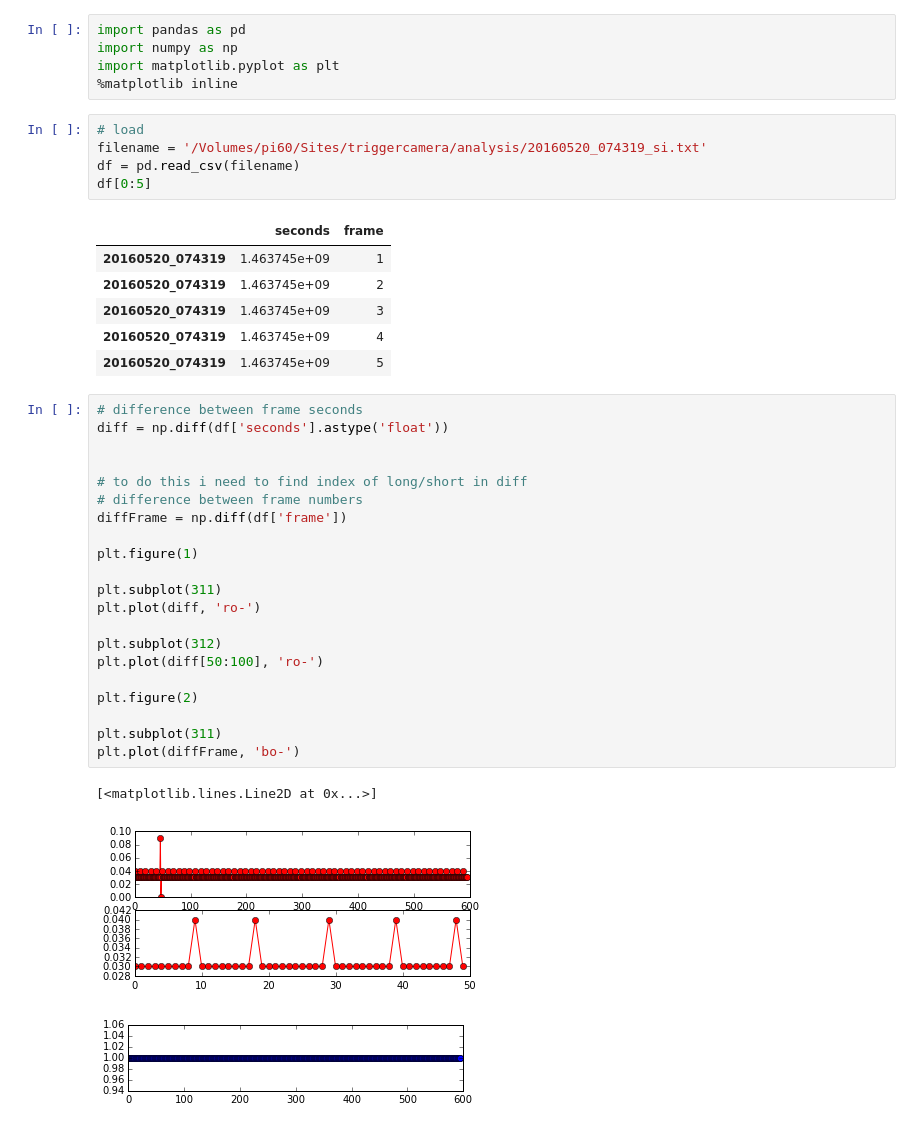
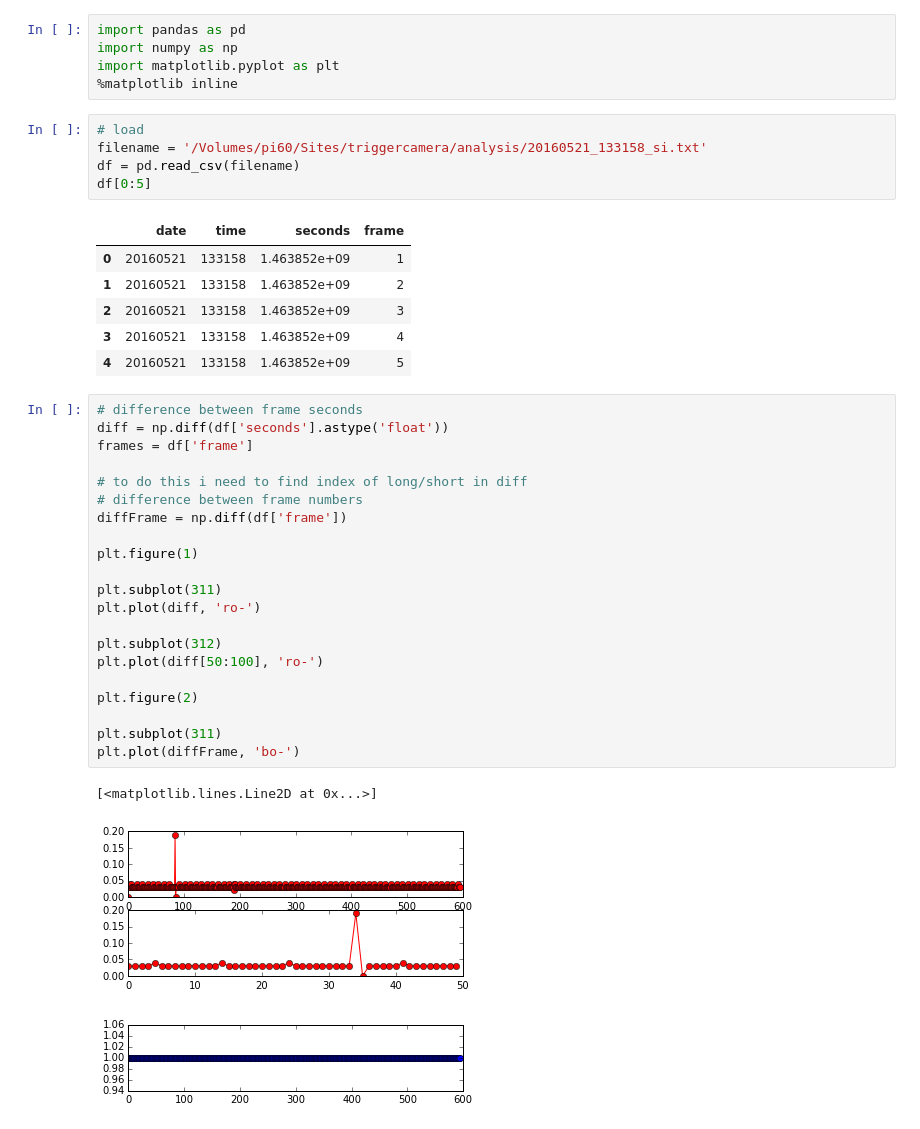
Before and after one commit to cudmore/triggercamera, a Jupyter notebook: analysis/analysis_v1.ipynb, the cells around one changed output. Cells and saved outputs as stored; diff of their text form.

```diff
--- a/analysis/analysis_v1.ipynb
+++ b/analysis/analysis_v1.ipynb
@@ -12,40 +12,40 @@ import matplotlib.pyplot as plt
 %matplotlib inline
 # %%
 # load
-filename = '/Volumes/pi60/Sites/triggercamera/analysis/20160520_074319_si.txt'
+filename = '/Volumes/pi60/Sites/triggercamera/analysis/20160521_133158_si.txt'
 df = pd.read_csv(filename)
 df[0:5]
 # %% [output]
-|  | seconds | frame |
-| 20160520_074319 | 1.463745e+09 | 1 |
-| 20160520_074319 | 1.463745e+09 | 2 |
-| 20160520_074319 | 1.463745e+09 | 3 |
-| 20160520_074319 | 1.463745e+09 | 4 |
-| 20160520_074319 | 1.463745e+09 | 5 |
+|  | date | time | seconds | frame |
+| 0 | 20160521 | 133158 | 1.463852e+09 | 1 |
+| 1 | 20160521 | 133158 | 1.463852e+09 | 2 |
+| 2 | 20160521 | 133158 | 1.463852e+09 | 3 |
+| 3 | 20160521 | 133158 | 1.463852e+09 | 4 |
+| 4 | 20160521 | 133158 | 1.463852e+09 | 5 |
 # %%
 # difference between frame seconds
 diff = np.diff(df['seconds'].astype('float'))
-
+frames = df['frame']
 
 # to do this i need to find index of long/short in diff
 # difference between frame numbers
 diffFrame = np.diff(df['frame'])
 
 plt.figure(1)
 
 plt.subplot(311)
 plt.plot(diff, 'ro-')
 
 plt.subplot(312)
 plt.plot(diff[50:100], 'ro-')
 
 plt.figure(2)
 
 plt.subplot(311)
 plt.plot(diffFrame, 'bo-')
 # %% [output]
 [<matplotlib.lines.Line2D at 0x...>]
-[figure, old version]
+[figure, new version]
 [figure]
 # %%
 # find not sequential frames
```
Also changed, not shown: parts of 2 cells of this notebook, 12 other files.
